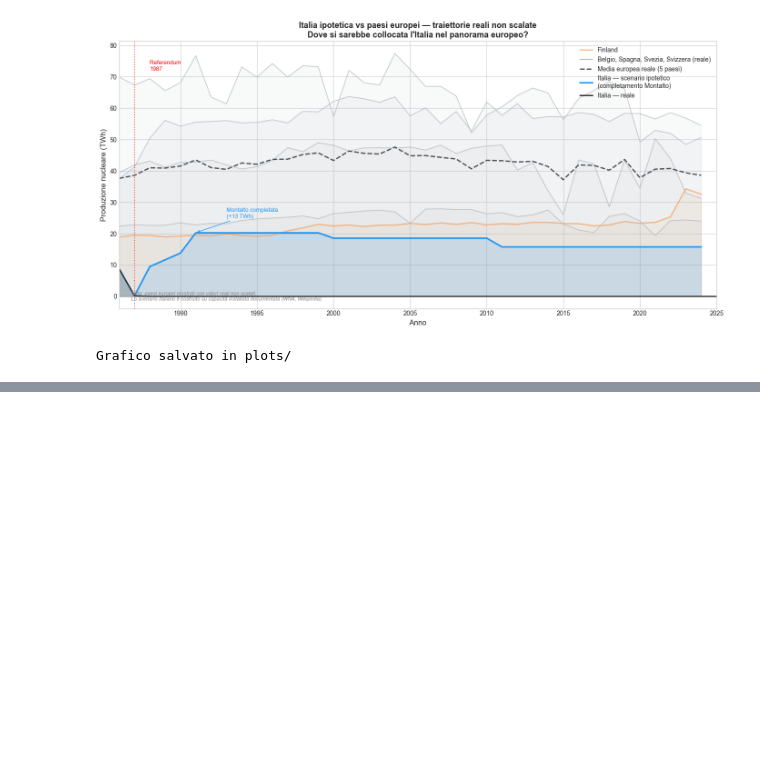
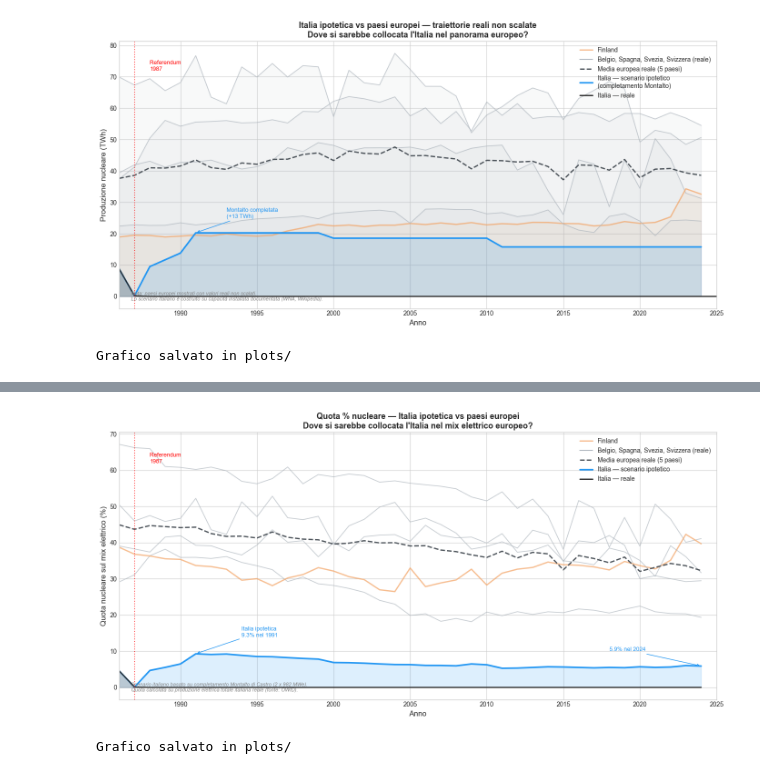
Before and after one commit to giuseppe-vigliotti/nuclear-data-analysis, a Jupyter notebook: notebooks/02_visualizzazioni.ipynb, the cells around one changed output, grey strips where cells are left out. Drawn from its saved outputs; the diff is of its cells as text; code cells hidden in the pictures; blank space fills up the shorter version.

Commit message:
add nuclear share % comparison Italy vs Europe

```diff
--- a/notebooks/02_visualizzazioni.ipynb
+++ b/notebooks/02_visualizzazioni.ipynb
@@ -1151,0 +1231,78 @@ Grafico salvato in plots/
+# %%
+fig, ax = plt.subplots(figsize=(14, 7))
+
+colori_eu = {
+    'Belgium':     '#ADB5BD',
+    'Spain':       '#ADB5BD',
+    'Sweden':      '#ADB5BD',
+    'Finland':     '#F4A261',
+    'Switzerland': '#ADB5BD'
+}
+
+for country in ['Belgium', 'Spain', 'Sweden', 'Finland', 'Switzerland']:
+    df_c = df_eu_share[df_eu_share['country'] == country].copy()
+    colore = colori_eu[country]
+    spessore = 2 if country == 'Finland' else 1.2
+    etichetta = country if country == 'Finland' else '_nolegend_'
+
+    ax.plot(df_c['year'], df_c['nuclear_share_elec'],
+            color=colore, linewidth=spessore,
+            alpha=0.7, label=etichetta)
+
+ax.plot([], [], color='#ADB5BD', linewidth=1.5,
+        label='Belgio, Spagna, Svezia, Svizzera (reale)')
+
+media_share_eu = df_eu_share.groupby('year')['nuclear_share_elec'].mean()
+ax.plot(media_share_eu.index, media_share_eu.values,
+        color='#495057', linewidth=2, linestyle='--',
+        label='Media europea reale (5 paesi)')
+
+ax.fill_between(df_italy_share['year'],
+                df_italy_share['share_ipotetica'].fillna(0),
+                alpha=0.15, color='#2196F3')
+ax.plot(df_italy_share['year'],
+        df_italy_share['share_ipotetica'].fillna(0),
+        color='#2196F3', linewidth=2.5,
+        label='Italia — scenario ipotetico')
+
+ax.fill_between(df_italy_real_share['year'],
+                df_italy_real_share['nuclear_share_elec'].fillna(0),
+                alpha=0.2, color='#2d2d2d')
+ax.plot(df_italy_real_share['year'],
+        df_italy_real_share['nuclear_share_elec'].fillna(0),
+        color='#2d2d2d', linewidth=2,
+        label='Italia — reale')
+
+ax.axvline(x=1987, color='red', linestyle=':', linewidth=1.5, alpha=0.7)
+ax.text(1988, 62, 'Referendum\n1987', color='red', fontsize=9)
+
+ax.annotate('Italia ipotetica\n9.3% nel 1991',
+            xy=(1991, 9.3), xytext=(1994, 14),
+            arrowprops=dict(arrowstyle='->', color='#2196F3'),
+            fontsize=9, color='#2196F3')
+
+ax.annotate('5.9% nel 2024',
+            xy=(2024, 5.9), xytext=(2018, 10),
+            arrowprops=dict(arrowstyle='->', color='#2196F3'),
+            fontsize=9, color='#2196F3')
+
+ax.set_xlabel('Anno', fontsize=12)
+ax.set_ylabel('Quota nucleare sul mix elettrico (%)', fontsize=12)
+ax.set_title('Quota % nucleare — Italia ipotetica vs paesi europei\n'
+             'Dove si sarebbe collocata l\'Italia nel mix elettrico europeo?',
+             fontsize=13, fontweight='bold')
+ax.legend(fontsize=10, loc='upper right')
+ax.set_xlim(1986, 2025)
+
+ax.text(0.02, 0.03,
+        'Scenario italiano basato su completamento Montalto di Castro (2 x 982 MWe).\n'
+        'Quota calcolata su produzione elettrica totale italiana reale (fonte: OWID).',
+        transform=ax.transAxes, fontsize=8, color='gray', style='italic')
+
+plt.tight_layout()
+plt.savefig('../plots/09_quota_nucleare_confronto_europeo.png', dpi=150, bbox_inches='tight')
+plt.show()
+print("Grafico salvato in plots/")
+# %% [output]
+[figure, added]
+Grafico salvato in plots/
```
Also changed, not shown: parts of 2 cells of this notebook, 1 other file.
